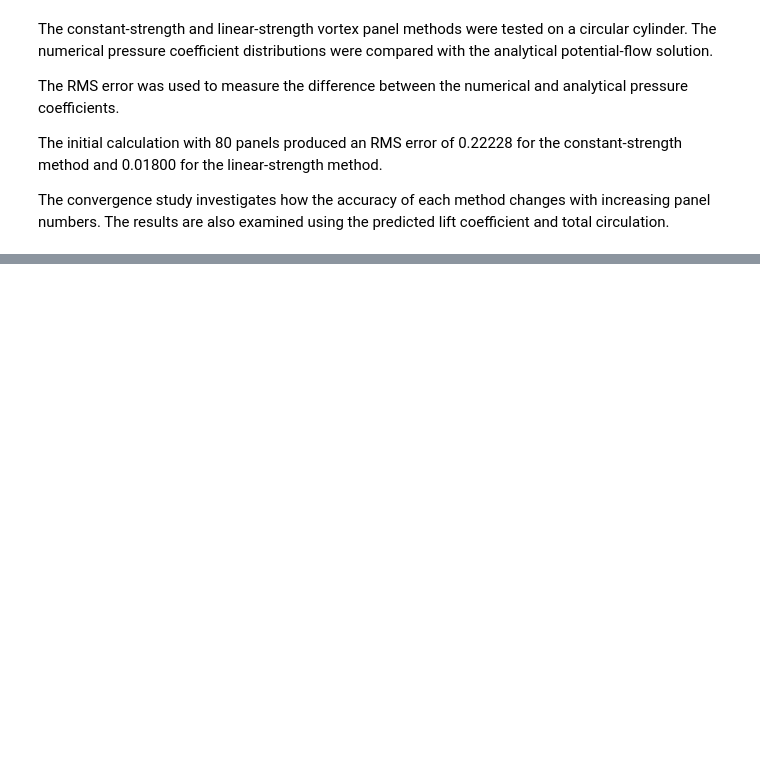
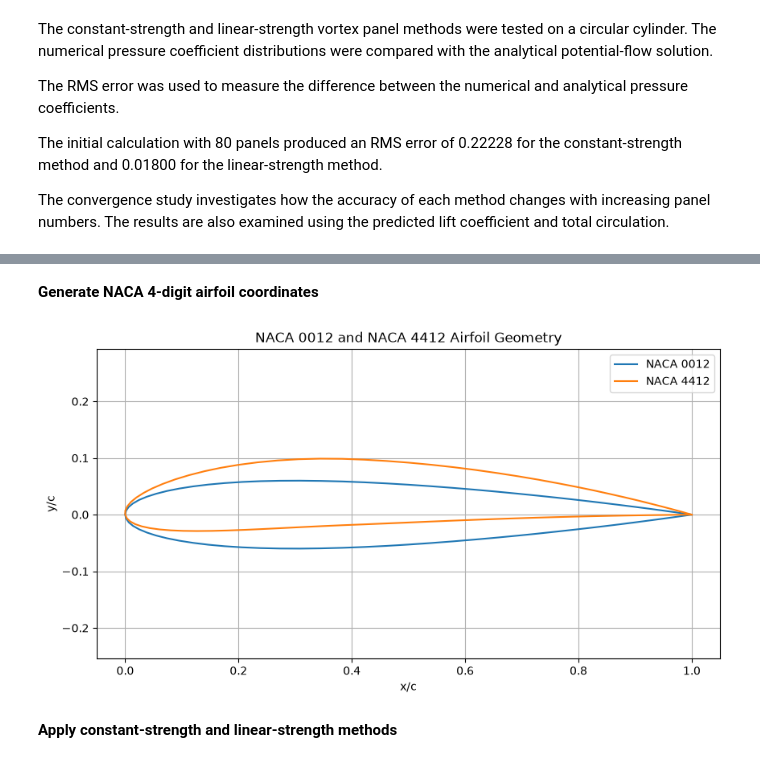
Before and after one commit to Aathi2165/AE611_2026, a Jupyter notebook: Aathi Skantha Roopan T_SC26M001.ipynb, the cells around one changed output, grey strips where cells are left out. Cells and saved outputs as stored; diff of their text form; code cells hidden in the pictures; blank space fills up the shorter version.

Commit message:
Airfoil Calculations and C_p distribution

```diff
--- a/Aathi Skantha Roopan T_SC26M001.ipynb
+++ b/Aathi Skantha Roopan T_SC26M001.ipynb
@@ -446,8 +446,7 @@ The system is solved to obtain all nodal vortex strengths.
 # %% [markdown]
 **Python implementation :**
 # %%
-def vortex_panel_method_1(x, y, V_inf=1.0, alpha=0.0,
-                          kutta=True):
+def vortex_panel_method_1(x, y, V_inf=1.0, alpha=0.0,kutta=True):
 
     """
     Linear-strength vortex panel method.
@@ -595,7 +594,7 @@ def vortex_panel_method_1(x, y, V_inf=1.0, alpha=0.0,
     # Lift coefficient
     chord = np.max(x) - np.min(x)
 
-    Cl = (2 * (-Fx*np.sin(alpha) + Fy*np.cos(alpha))/ (V_inf**2 * chord))
+    Cl = (-Fx*np.sin(alpha) + Fy*np.cos(alpha))/(V_inf**2*chord)
 
     # Total circulation
     circulation = np.sum(S * (gamma[:-1] + gamma[1:]) / 2)
@@ -849,0 +858,60 @@ The convergence study investigates how the accuracy of each method changes with
+# %% [markdown]
+**Generate NACA 4-digit airfoil coordinates**
+# %%
+def naca4(m, p, t, n=41):
+
+    beta = np.linspace(0, np.pi, n)
+    x = (1 - np.cos(beta)) / 2
+
+    yt = 5 * t * (0.2969 * np.sqrt(x) - 0.1260 * x - 0.3516 * x**2 + 0.2843 * x**3 - 0.1036 * x**4)
+
+    yc = np.zeros_like(x)
+    dyc_dx = np.zeros_like(x)
+
+    for i in range(n):
+
+        if x[i] < p and p != 0:
+            yc[i] = (m / p**2) * (2*p*x[i] - x[i]**2)
+
+            dyc_dx[i] = (2*m / p**2) * (p - x[i])
+
+        elif p != 0:
+            yc[i] = (m / (1-p)**2) * ((1 - 2*p) + 2*p*x[i] - x[i]**2)
+
+            dyc_dx[i] = (2*m / (1-p)**2) * (p - x[i])
+
+    theta = np.arctan(dyc_dx)
+
+    xu = x - yt * np.sin(theta)
+    yu = yc + yt * np.cos(theta)
+
+    xl = x + yt * np.sin(theta)
+    yl = yc - yt * np.cos(theta)
+
+    x_coordinates = np.concatenate((xu[::-1], xl[1:]))
+    y_coordinates = np.concatenate((yu[::-1], yl[1:]))
+
+    return x_coordinates, y_coordinates
+
+# NACA 0012: symmetric airfoil
+x0012, y0012 = naca4(0.0, 0.0, 0.12)
+
+# NACA 4412: cambered airfoil
+x4412, y4412 = naca4(0.04, 0.4, 0.12)
+
+plt.figure(figsize=(10, 5))
+
+plt.plot(x0012, y0012, label="NACA 0012")
+plt.plot(x4412, y4412, label="NACA 4412")
+
+plt.xlabel("x/c")
+plt.ylabel("y/c")
+plt.title("NACA 0012 and NACA 4412 Airfoil Geometry")
+plt.axis("equal")
+plt.grid()
+plt.legend()
+plt.show()
+# %% [output]
+[figure, added]
+# %% [markdown]
+**Apply constant-strength and linear-strength methods**
```
Also changed, not shown: parts of 14 cells of this notebook.
